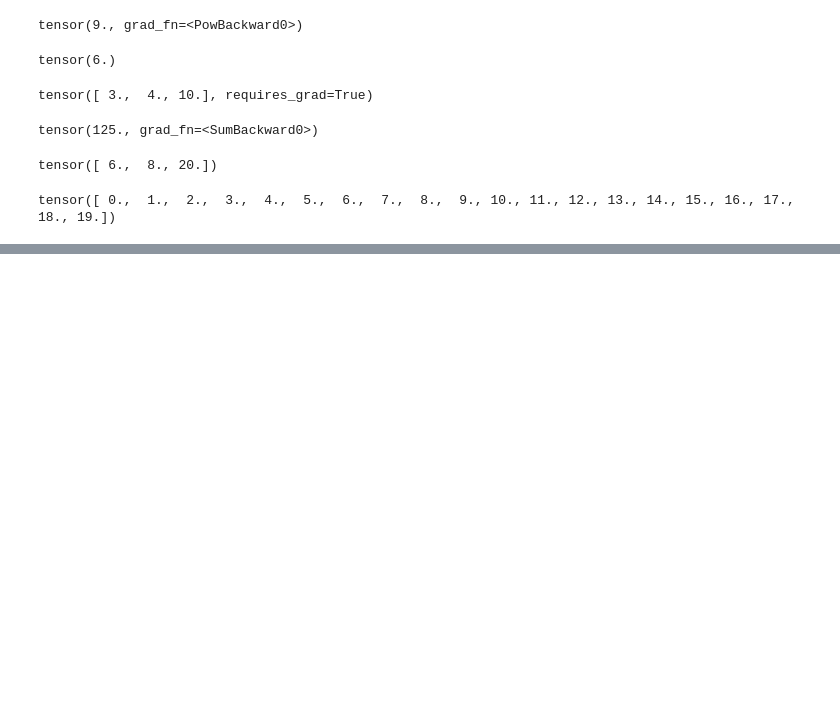
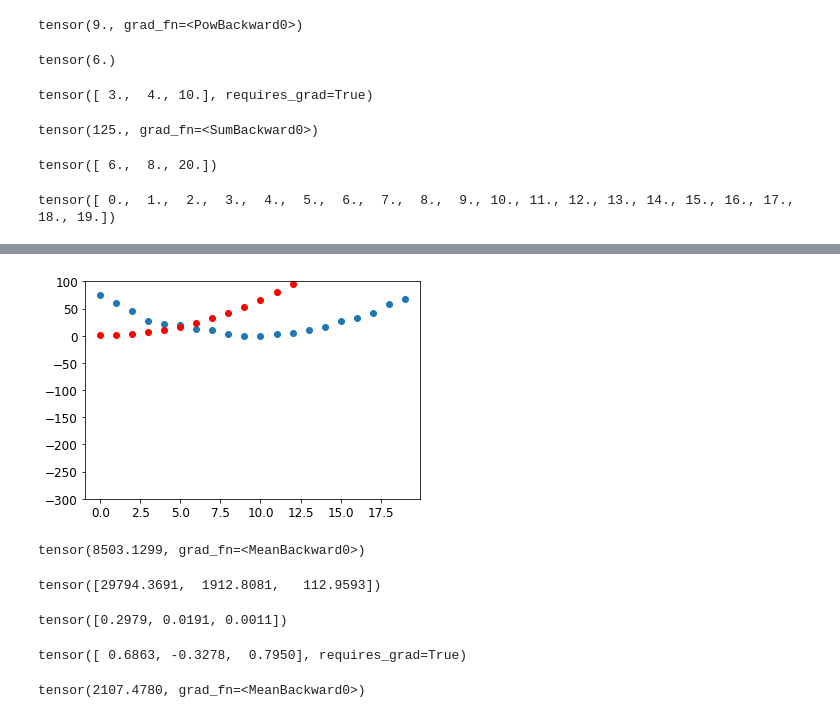
Before and after one commit to paulyeo21/fastai, a Jupyter notebook: chapter4.ipynb, the cells around one changed output, grey strips where cells are left out. Saved outputs shown, nothing was run; the diff lists cells and outputs as text; code cells hidden in the pictures; blank space fills up the shorter version.

```diff
--- a/chapter4.ipynb
+++ b/chapter4.ipynb
@@ -228,0 +231,30 @@ def f(t, params):
+# %%
+params = torch.randn(3).requires_grad_()
+preds = f(time, params)
+# %%
+def show_preds(preds, ax=None):
+    if ax is None: ax=plt.subplots()[1]
+    ax.scatter(time, speed)
+    ax.scatter(time, to_np(preds), color="red")
+    ax.set_ylim(-300, 100)
+show_preds(preds)
+# %% [output]
+[figure, added]
+# %%
+loss = mse(preds, speed)
+loss
+# %% [output]
+tensor(8503.1299, grad_fn=<MeanBackward0>)
+# %%
+loss.backward()
+params.grad
+# %% [output]
+tensor([29794.3691,  1912.8081,   112.9593])
+# %%
+params.grad * 1e-5
+# %% [output]
+tensor([0.2979, 0.0191, 0.0011])
+# %%
+params
+# %% [output]
+tensor([ 0.6863, -0.3278,  0.7950], requires_grad=True)
@@ -228,0 +265,5 @@ def f(t, params):
+# %%
+preds = f(time, params)
+mse(preds, speed)
+# %% [output]
+tensor(2107.4780, grad_fn=<MeanBackward0>)
```
Also changed, not shown: parts of 56 cells of this notebook.
